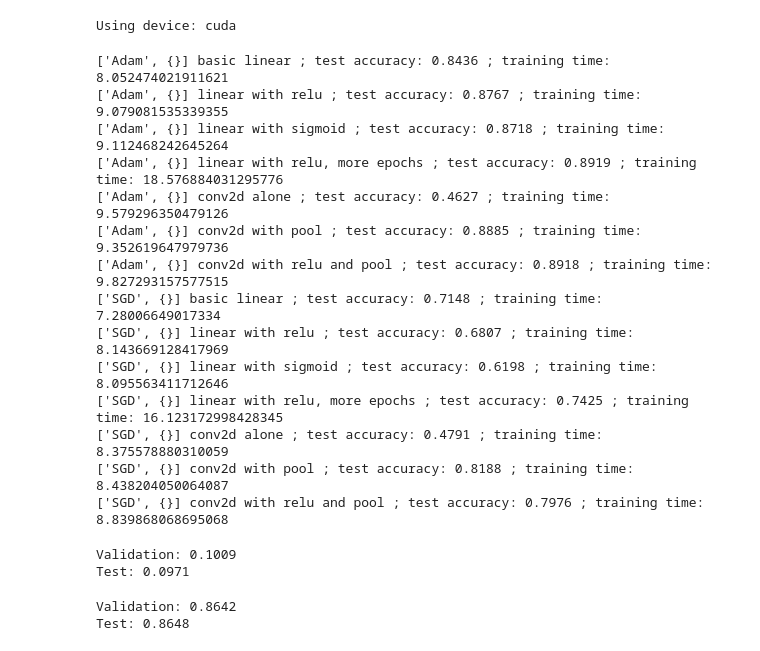
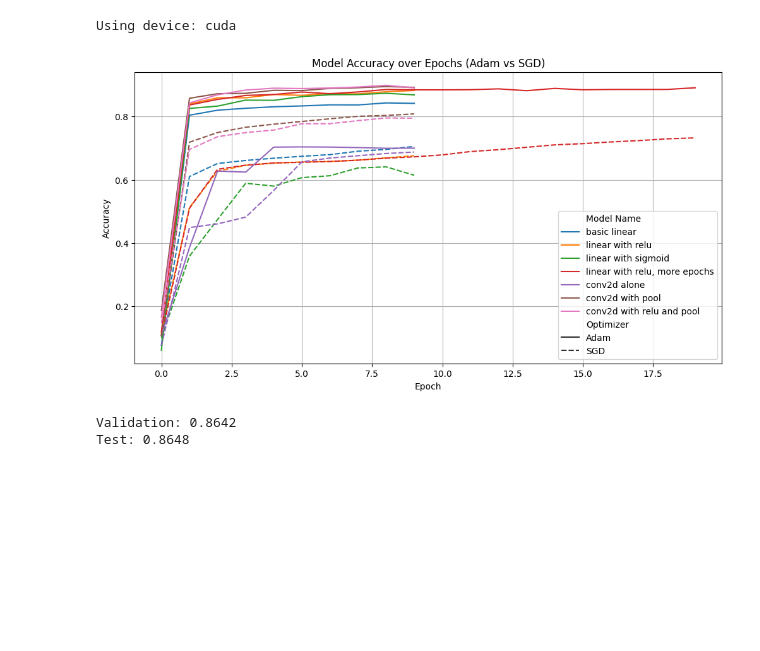
Before and after one commit to glawt0n/dataproject3, a Jupyter notebook: project3.ipynb, the cells around one changed output. Saved outputs shown, nothing was run; the diff lists cells and outputs as text; code cells hidden in the pictures; blank space fills up the shorter version.

```diff
--- a/project3.ipynb
+++ b/project3.ipynb
@@ -323,34 +335,22 @@ def evaluate_model(model, data_loader):
 # %%
 import time
 
-for eachOptimizer in [['Adam', {}], ['SGD', {}]]:
-    for eachType in model_types:
-        model = GenericNN(model_types[eachType]).to(device)
-        optimizer = getattr(optim, eachOptimizer[0])(model.parameters(), **eachOptimizer[1])
-        criterion = nn.CrossEntropyLoss()
-        start_time = time.time()
-        train_model(model, optimizer, criterion, loaders['train'])
-        end_time = time.time()
-        training_time = end_time - start_time
-        print(eachOptimizer, eachType, ";", "test accuracy:", evaluate_model(model, loaders['test']), "; training time:", training_time)
+if False:
+    for eachOptimizer in [['Adam', {}], ['SGD', {}]]:
+        for eachType in model_types:
+            model = GenericNN(model_types[eachType]).to(device)
+            optimizer = getattr(optim, eachOptimizer[0])(model.parameters(), **eachOptimizer[1])
+            criterion = nn.CrossEntropyLoss()
+            start_time = time.time()
+            train_model(model, optimizer, criterion, loaders)
+            end_time = time.time()
+            training_time = end_time - start_time
+            print(eachOptimizer, eachType, ";", "test accuracy:", evaluate_model(model, loaders['test']), "; training time:", training_time)
+
+if True:
+    for eachOptimizer in [['Adam', {}]]:
+        for eachType in model_types:
+            model = GenericNN(model_types[eachType]).to(device)
+            optimizer = getattr(optim, eachOptimizer[0])(model.parameters(), **eachOptimizer[1])
+            criterion = nn.CrossEntropyLoss()
+            train_model(model, optimizer, criterion, loaders, eachType)
-# %% [output]
-['Adam', {}] basic linear ; test accuracy: 0.8436 ; training time: 8.052474021911621
-['Adam', {}] linear with relu ; test accuracy: 0.8767 ; training time: 9.079081535339355
-['Adam', {}] linear with sigmoid ; test accuracy: 0.8718 ; training time: 9.112468242645264
-['Adam', {}] linear with relu, more epochs ; test accuracy: 0.8919 ; training time: 18.576884031295776
-['Adam', {}] conv2d alone ; test accuracy: 0.4627 ; training time: 9.579296350479126
-['Adam', {}] conv2d with pool ; test accuracy: 0.8885 ; training time: 9.352619647979736
-['Adam', {}] conv2d with relu and pool ; test accuracy: 0.8918 ; training time: 9.827293157577515
-['SGD', {}] basic linear ; test accuracy: 0.7148 ; training time: 7.28006649017334
-['SGD', {}] linear with relu ; test accuracy: 0.6807 ; training time: 8.143669128417969
-['SGD', {}] linear with sigmoid ; test accuracy: 0.6198 ; training time: 8.095563411712646
-['SGD', {}] linear with relu, more epochs ; test accuracy: 0.7425 ; training time: 16.123172998428345
-['SGD', {}] conv2d alone ; test accuracy: 0.4791 ; training time: 8.375578880310059
-['SGD', {}] conv2d with pool ; test accuracy: 0.8188 ; training time: 8.438204050064087
-['SGD', {}] conv2d with relu and pool ; test accuracy: 0.7976 ; training time: 8.839868068695068
-# %%
-print("Validation:", evaluate_model(model, loaders['val']))
-print("Test:", evaluate_model(model, loaders['test']))
-# %% [output]
-Validation: 0.1009
-Test: 0.0971
@@ -357,3 +535,25 @@ Test: 0.0971
+# %%
+import pandas as pd
+import seaborn as sns
+import matplotlib.pyplot as plt
+
+adam_df = pd.DataFrame(adam_data)
+adam_df['Optimizer'] = 'Adam'
+
+sgd_df = pd.DataFrame(sgd_data)
+sgd_df['Optimizer'] = 'SGD'
+
+all_data_df = pd.concat([adam_df, sgd_df])
+
+plt.figure(figsize=(12, 6))
+sns.lineplot(data=all_data_df, x="Epoch", y="Accuracy", hue="Model Name", style="Optimizer")
+plt.title("Model Accuracy over Epochs (Adam vs SGD)")
+plt.xlabel("Epoch")
+plt.ylabel("Accuracy")
+plt.grid(True)
+plt.show()
+# %% [output]
+[figure, added]
 # %%
 import torch
 import torch.nn as nn
```
Also changed, not shown: parts of 5 cells of this notebook.
